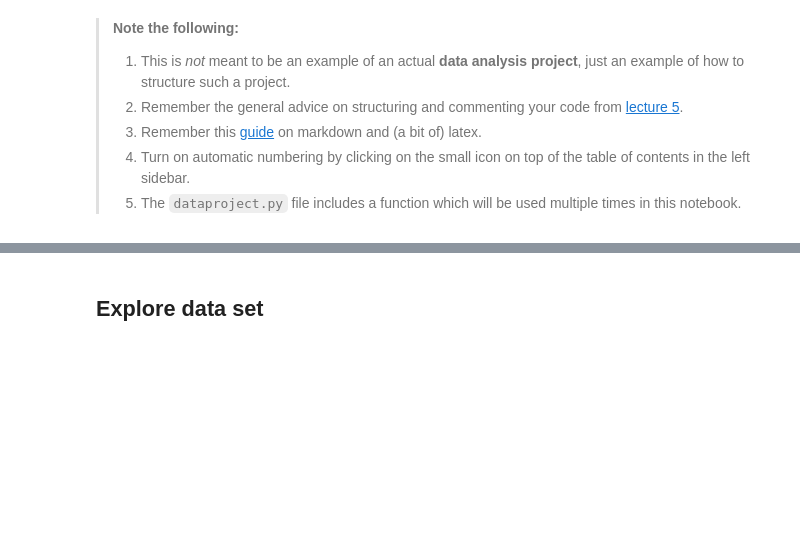
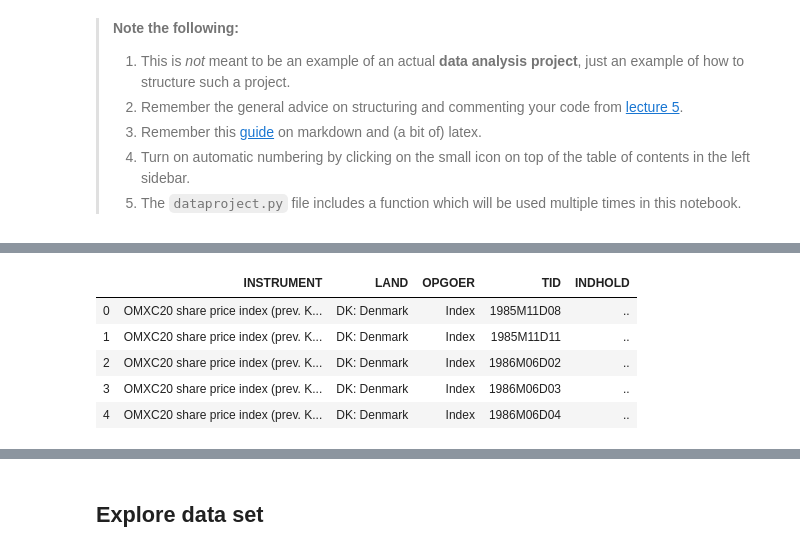
Before and after one commit to NumEconCopenhagen/projects-2020-kongeraekken-1, a Jupyter notebook: dataproject/dataproject.ipynb, the cells around one changed output, grey strips where cells are left out. Cells and saved outputs as stored; diff of their text form; code cells hidden in the pictures; blank space fills up the shorter version.

```diff
--- a/dataproject/dataproject.ipynb
+++ b/dataproject/dataproject.ipynb
@@ -101,0 +123,12 @@ inc_long.head(5)
+# %%
+# read in data
+omx_api = Dst.get_data(table_id = 'DNRENTD', variables={'INSTRUMENT':['CKXNAA'], 'LAND':['DK'], 'OPGOER':['I'], 'TID':['*']})
+
+omx_api.head()
+# %% [output]
+|  | INSTRUMENT | LAND | OPGOER | TID | INDHOLD |
+| 0 | OMXC20 share price index (prev. K... | DK: Denmark | Index | 1985M11D08 | .. |
+| 1 | OMXC20 share price index (prev. K... | DK: Denmark | Index | 1985M11D11 | .. |
+| 2 | OMXC20 share price index (prev. K... | DK: Denmark | Index | 1986M06D02 | .. |
+| 3 | OMXC20 share price index (prev. K... | DK: Denmark | Index | 1986M06D03 | .. |
+| 4 | OMXC20 share price index (prev. K... | DK: Denmark | Index | 1986M06D04 | .. |
```
Also changed, not shown: parts of 46 cells of this notebook, 1 other file.
